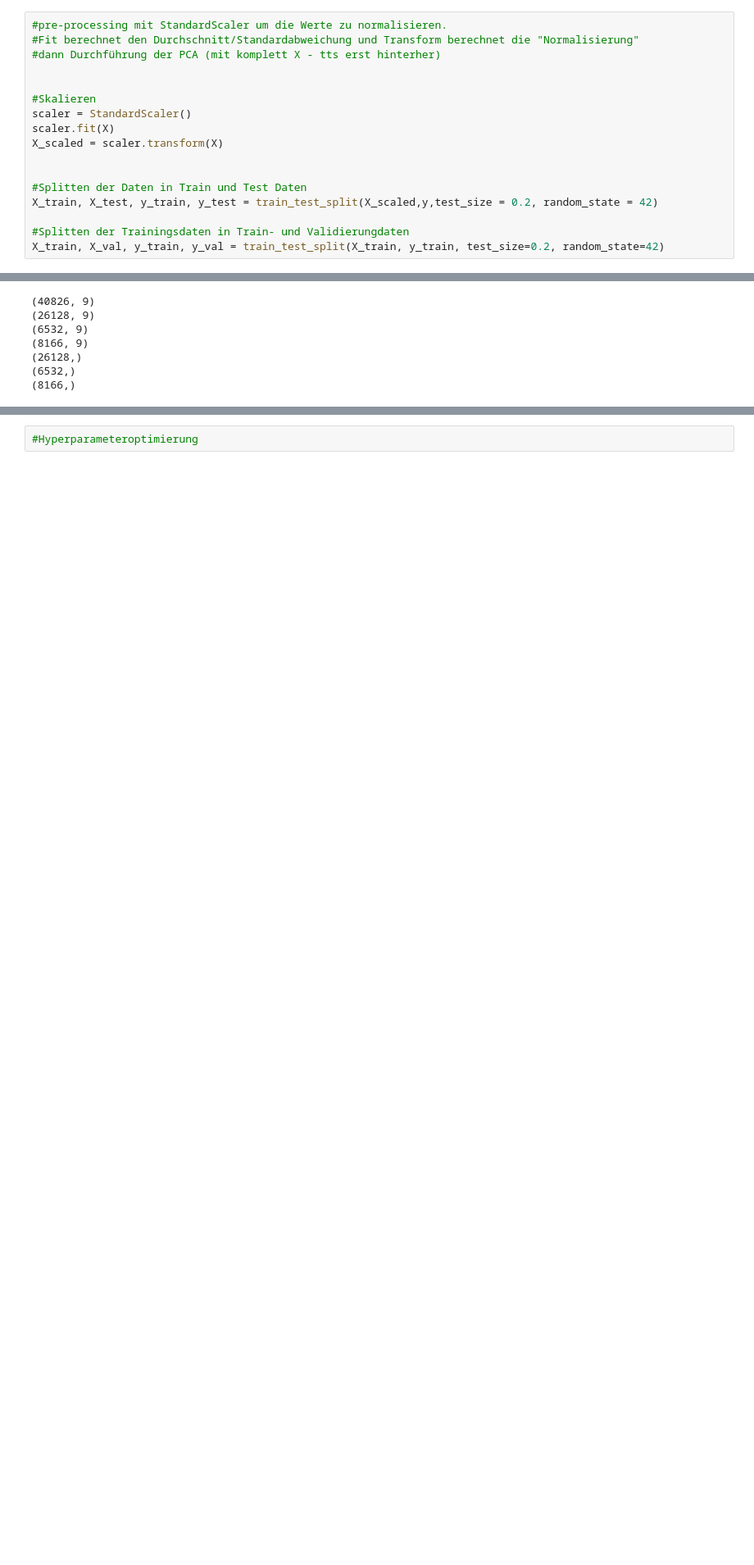
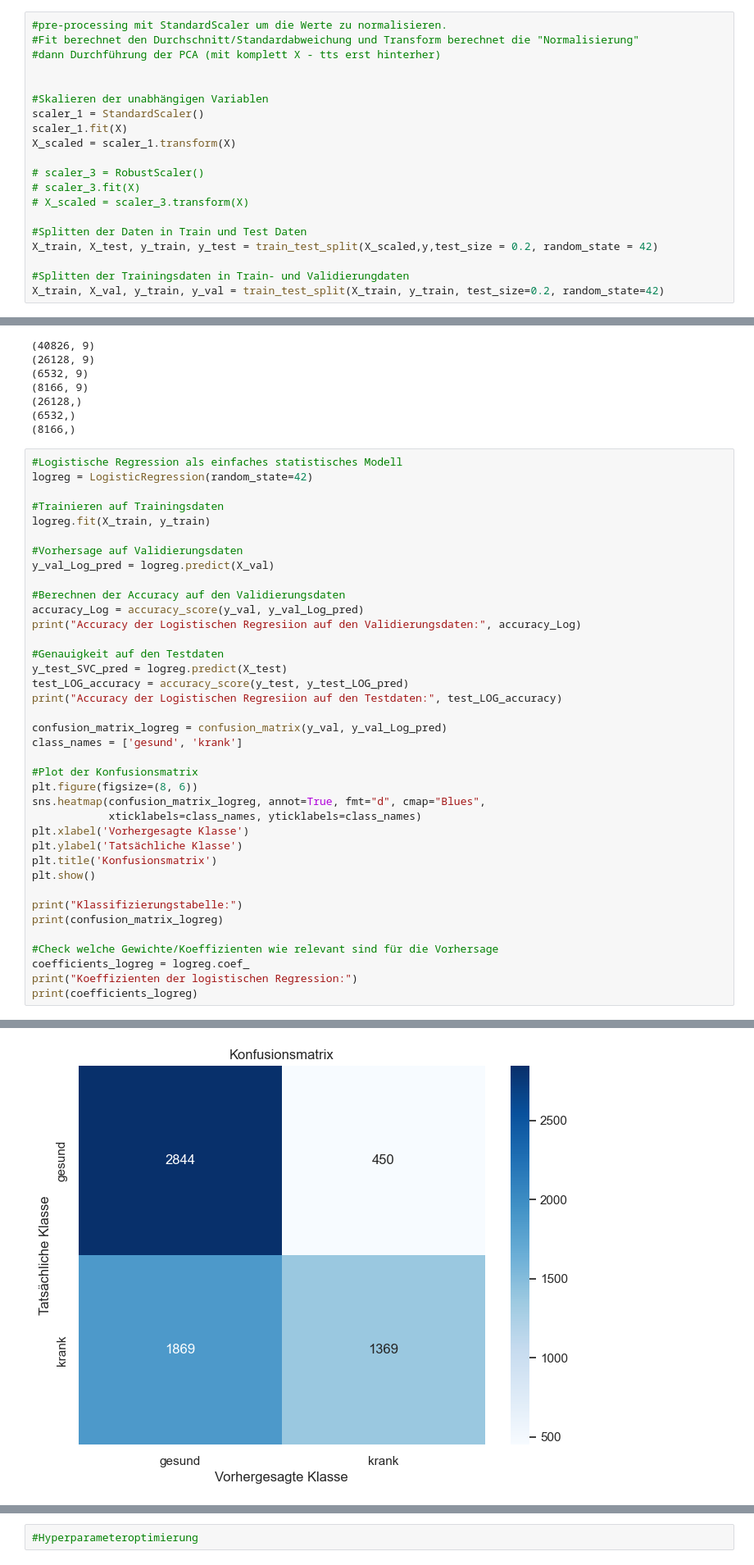
Before and after one commit to NoemiSchweikle/projektarbeit_digethic_noemi, a Jupyter notebook: src/projekt.ipynb, the cells around one changed output, grey strips where cells are left out. Shown at 82% size. Drawn from its saved outputs; the diff is of its cells as text; blank space fills up the shorter version.

```diff
--- a/src/projekt.ipynb
+++ b/src/projekt.ipynb
@@ -426,11 +425,14 @@ y = data.loc[:,'stroke']
 #dann Durchführung der PCA (mit komplett X - tts erst hinterher)
 
 
-#Skalieren
-scaler = StandardScaler()
-scaler.fit(X)
-X_scaled = scaler.transform(X)
+#Skalieren der unabhängigen Variablen
+scaler_1 = StandardScaler()
+scaler_1.fit(X)
+X_scaled = scaler_1.transform(X)
 
+# scaler_3 = RobustScaler()
+# scaler_3.fit(X)
+# X_scaled = scaler_3.transform(X)
 
 #Splitten der Daten in Train und Test Daten
 X_train, X_test, y_train, y_test = train_test_split(X_scaled,y,test_size = 0.2, random_state = 42)
@@ -453,3 +455,42 @@ print(y_test.shape)
 (26128,)
 (6532,)
 (8166,)
+# %%
+#Logistische Regression als einfaches statistisches Modell
+logreg = LogisticRegression(random_state=42)
+
+#Trainieren auf Trainingsdaten
+logreg.fit(X_train, y_train)
+
+#Vorhersage auf Validierungsdaten
+y_val_Log_pred = logreg.predict(X_val)
+
+#Berechnen der Accuracy auf den Validierungsdaten
+accuracy_Log = accuracy_score(y_val, y_val_Log_pred)
+print("Accuracy der Logistischen Regresiion auf den Validierungsdaten:", accuracy_Log)
+
+#Genauigkeit auf den Testdaten
+y_test_SVC_pred = logreg.predict(X_test)
+test_LOG_accuracy = accuracy_score(y_test, y_test_LOG_pred)
+print("Accuracy der Logistischen Regresiion auf den Testdaten:", test_LOG_accuracy)
+
+confusion_matrix_logreg = confusion_matrix(y_val, y_val_Log_pred)
+class_names = ['gesund', 'krank']
+
+#Plot der Konfusionsmatrix
+plt.figure(figsize=(8, 6))
+sns.heatmap(confusion_matrix_logreg, annot=True, fmt="d", cmap="Blues",
+            xticklabels=class_names, yticklabels=class_names)
+plt.xlabel('Vorhergesagte Klasse')
+plt.ylabel('Tatsächliche Klasse')
+plt.title('Konfusionsmatrix')
+plt.show()
+
+print("Klassifizierungstabelle:")
+print(confusion_matrix_logreg)
+
+#Check welche Gewichte/Koeffizienten wie relevant sind für die Vorhersage
+coefficients_logreg = logreg.coef_
+print("Koeffizienten der logistischen Regression:")
+print(coefficients_logreg)
+# %% [output]
@@ -455,0 +498 @@ print(y_test.shape)
+[figure, added]
```
Also changed, not shown: parts of 44 cells of this notebook, 2 other files.
